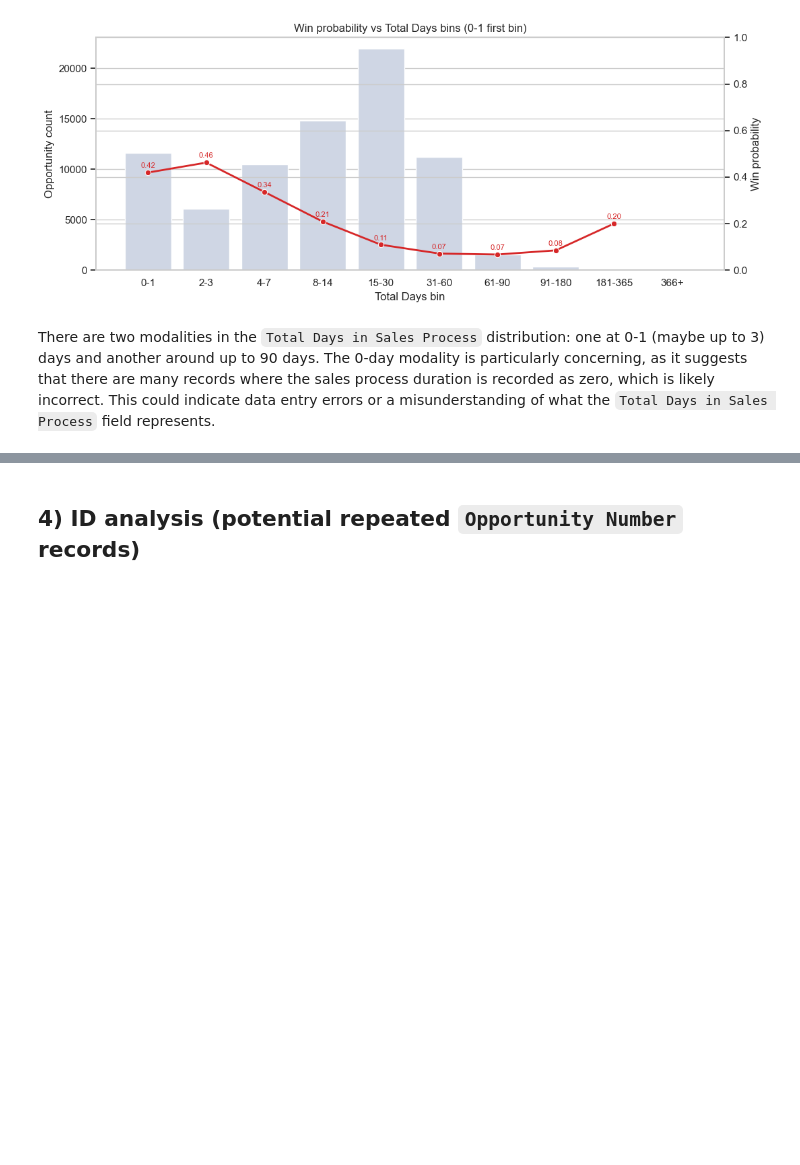
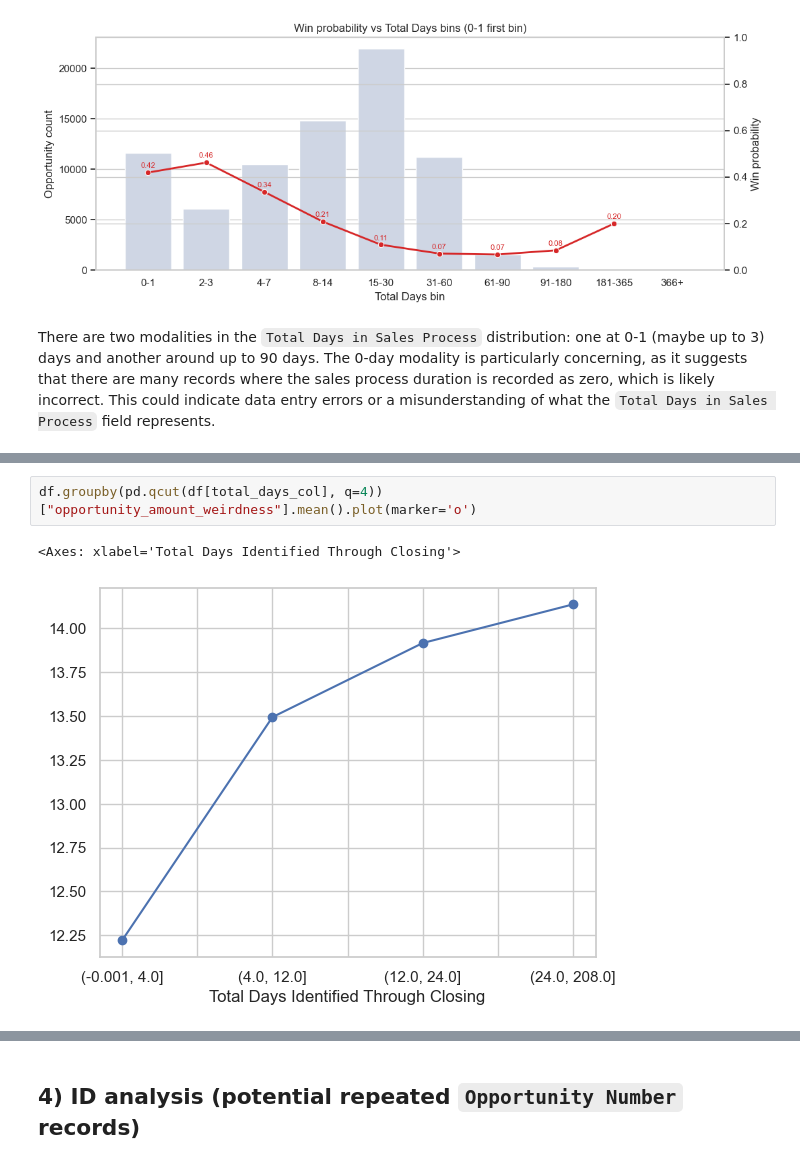
Before and after one commit to mrbungie/mib_cars_analysis, a Jupyter notebook: notebooks/1_data_validation_and_cleaning/01_basic_validation.ipynb, the cells around one changed output, grey strips where cells are left out. Cells and saved outputs as stored; diff of their text form; blank space fills up the shorter version.

```diff
--- a/notebooks/1_data_validation_and_cleaning/01_basic_validation.ipynb
+++ b/notebooks/1_data_validation_and_cleaning/01_basic_validation.ipynb
@@ -404,0 +568,5 @@ There are two modalities in the `Total Days in Sales Process` distribution: one
+# %%
+df.groupby(pd.qcut(df[total_days_col], q=4))["opportunity_amount_weirdness"].mean().plot(marker='o')
+# %% [output]
+<Axes: xlabel='Total Days Identified Through Closing'>
+[figure, added]
```
Also changed, not shown: parts of 36 cells of this notebook, 16 other files.
